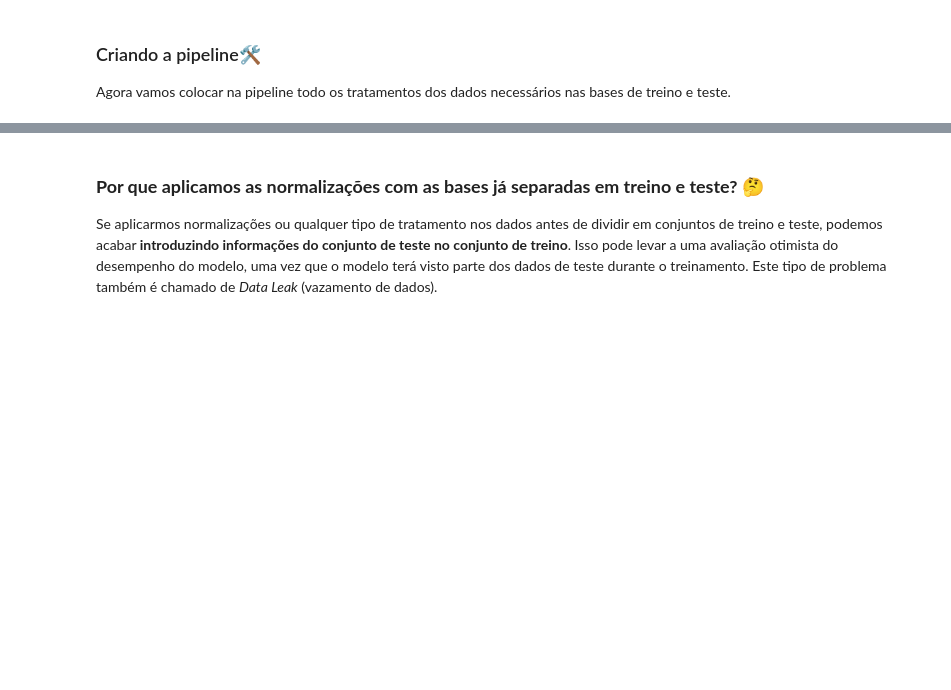
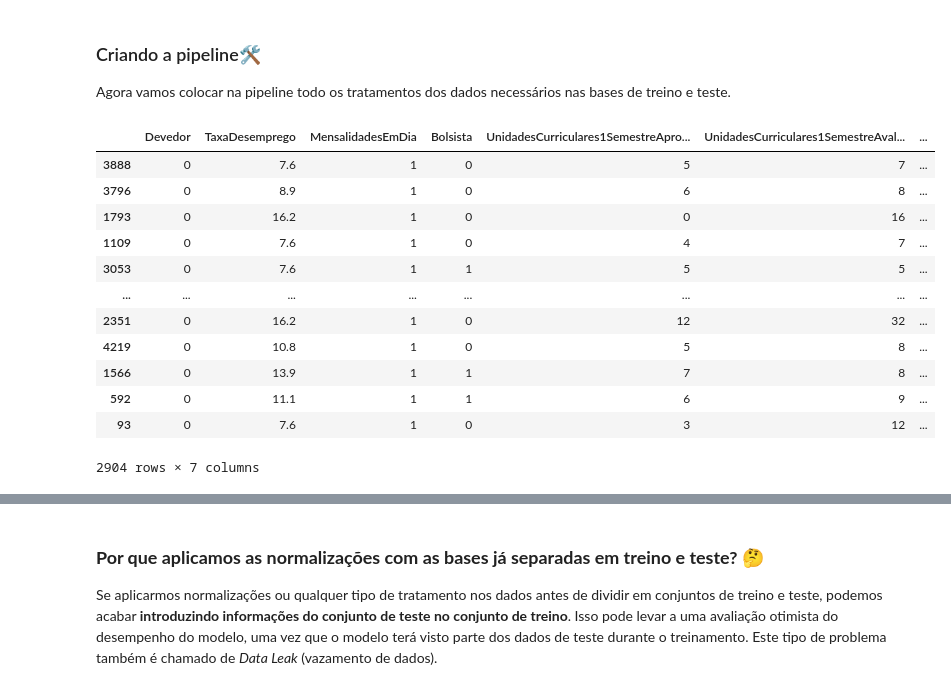
Before and after one commit to AnaRaquelCafe/PredizendoEvasaoFaculdade, a Jupyter notebook: Conhecendo_algoritmos_de_machine_learning.ipynb, the cells around one changed output, grey strips where cells are left out. Saved outputs shown, nothing was run; the diff lists cells and outputs as text; code cells hidden in the pictures; blank space fills up the shorter version.

```diff
--- a/Conhecendo_algoritmos_de_machine_learning.ipynb
+++ b/Conhecendo_algoritmos_de_machine_learning.ipynb
@@ -369,3 +380,19 @@ def pipeline(df):
 # %%
 train = pipeline(X_train)
 test = pipeline(X_test)
+# %%
+X_train
+# %% [output]
+|  | Devedor | TaxaDesemprego | MensalidadesEmDia | Bolsista | UnidadesCurriculares1SemestreApro... | UnidadesCurriculares1SemestreAval... | ... |
+| 3888 | 0 | 7.6 | 1 | 0 | 5 | 7 | ... |
+| 3796 | 0 | 8.9 | 1 | 0 | 6 | 8 | ... |
+| 1793 | 0 | 16.2 | 1 | 0 | 0 | 16 | ... |
+| 1109 | 0 | 7.6 | 1 | 0 | 4 | 7 | ... |
+| 3053 | 0 | 7.6 | 1 | 1 | 5 | 5 | ... |
+| ... | ... | ... | ... | ... | ... | ... | ... |
+| 2351 | 0 | 16.2 | 1 | 0 | 12 | 32 | ... |
+| 4219 | 0 | 10.8 | 1 | 0 | 5 | 8 | ... |
+| 1566 | 0 | 13.9 | 1 | 1 | 7 | 8 | ... |
+| 592 | 0 | 11.1 | 1 | 1 | 6 | 9 | ... |
+| 93 | 0 | 7.6 | 1 | 0 | 3 | 12 | ... |
+2904 rows × 7 columns
```
Also changed, not shown: parts of 25 cells of this notebook.
